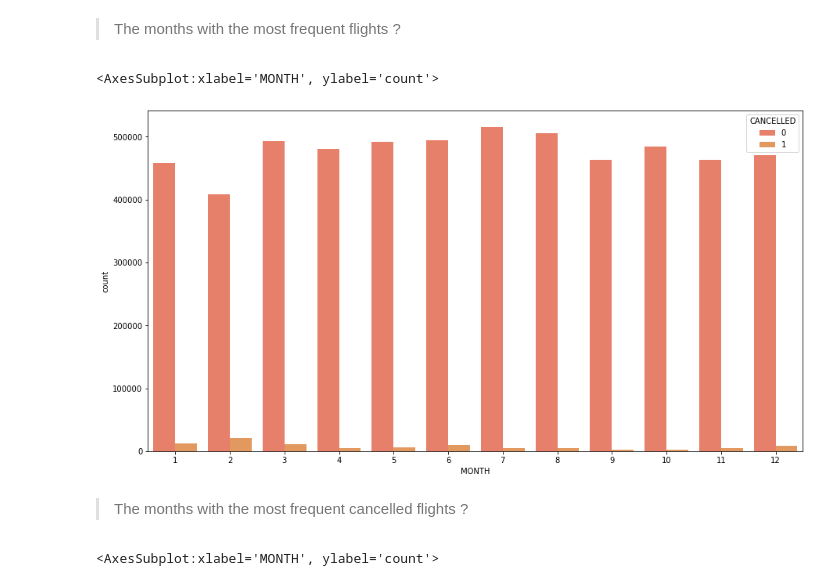
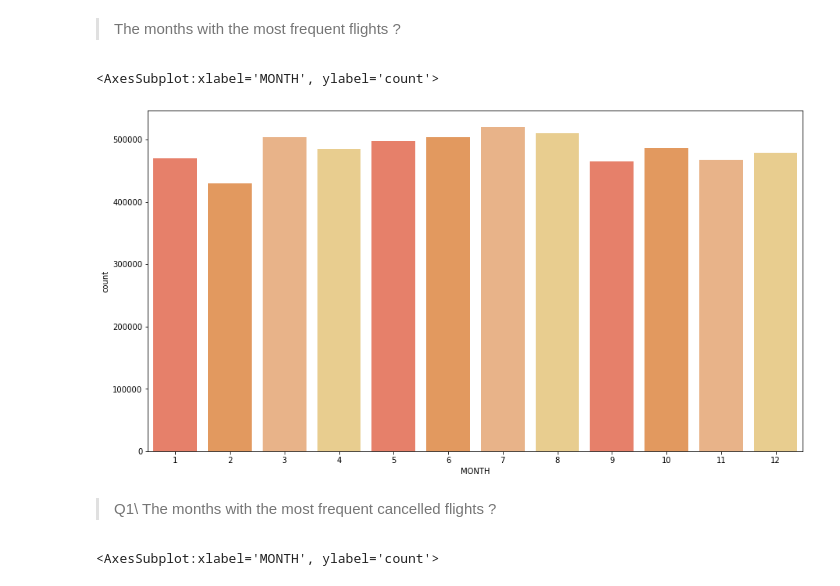
Before and after one commit to Yousef-Nasr/Flight-Cancellation-Classiffication, a Jupyter notebook: main.ipynb, the cells around one changed output. Cells and saved outputs as stored; diff of their text form; code cells hidden in the pictures.

```diff
--- a/main.ipynb
+++ b/main.ipynb
@@ -98,12 +98,11 @@ WEATHER_DELAY: 4755640 : 81.72%
 > The months with the most frequent flights ?
 # %%
 fig = plt.figure(figsize=[15,8])
-fig.patch.set_facecolor('white')
-sns.countplot(df['MONTH'], palette=['#FA7256', '#F89649', '#F8B179', '#F7D380'], hue=df['CANCELLED'])
+sns.countplot(df['MONTH'], palette=['#FA7256', '#F89649', '#F8B179', '#F7D380'])
 # %% [output]
 <AxesSubplot:xlabel='MONTH', ylabel='count'>
-[figure, old version]
+[figure, new version]
 # %% [markdown]
-> The months with the most frequent cancelled flights ?
+> Q1\ The months with the most frequent cancelled flights ?
 # %%
 fig = plt.figure(figsize=[15,8])
```
Also changed, not shown: parts of 4 cells of this notebook, 2 other files.
